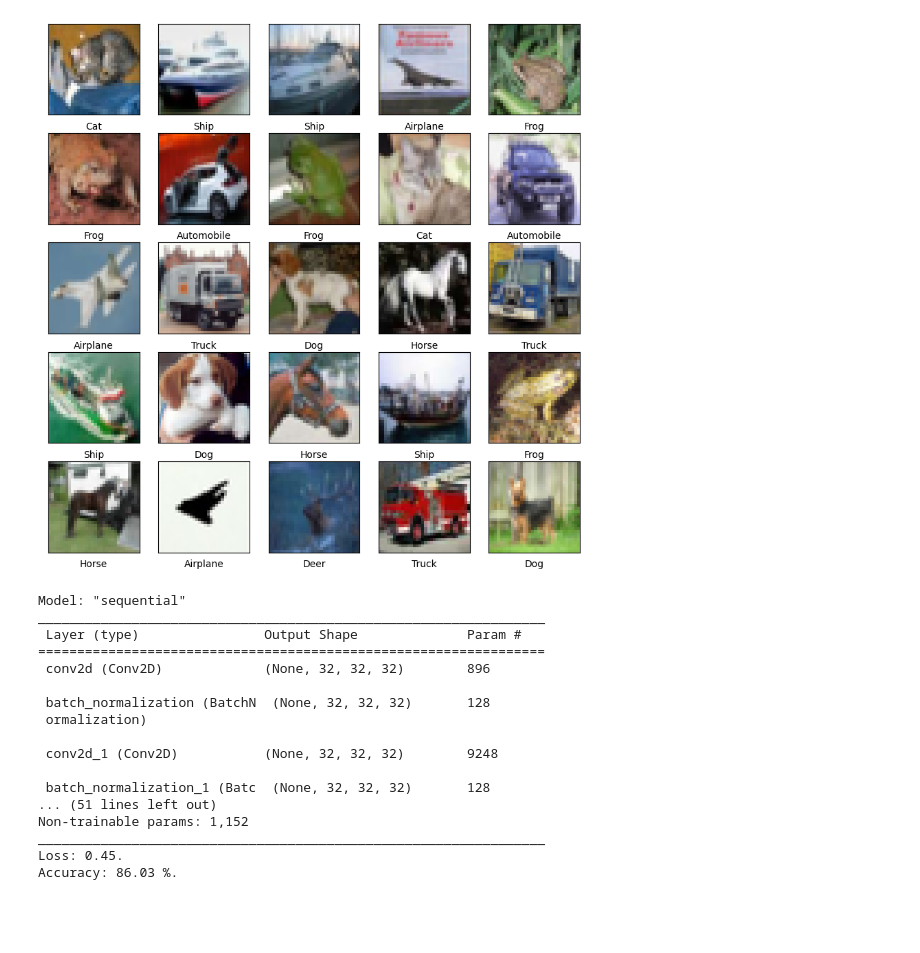
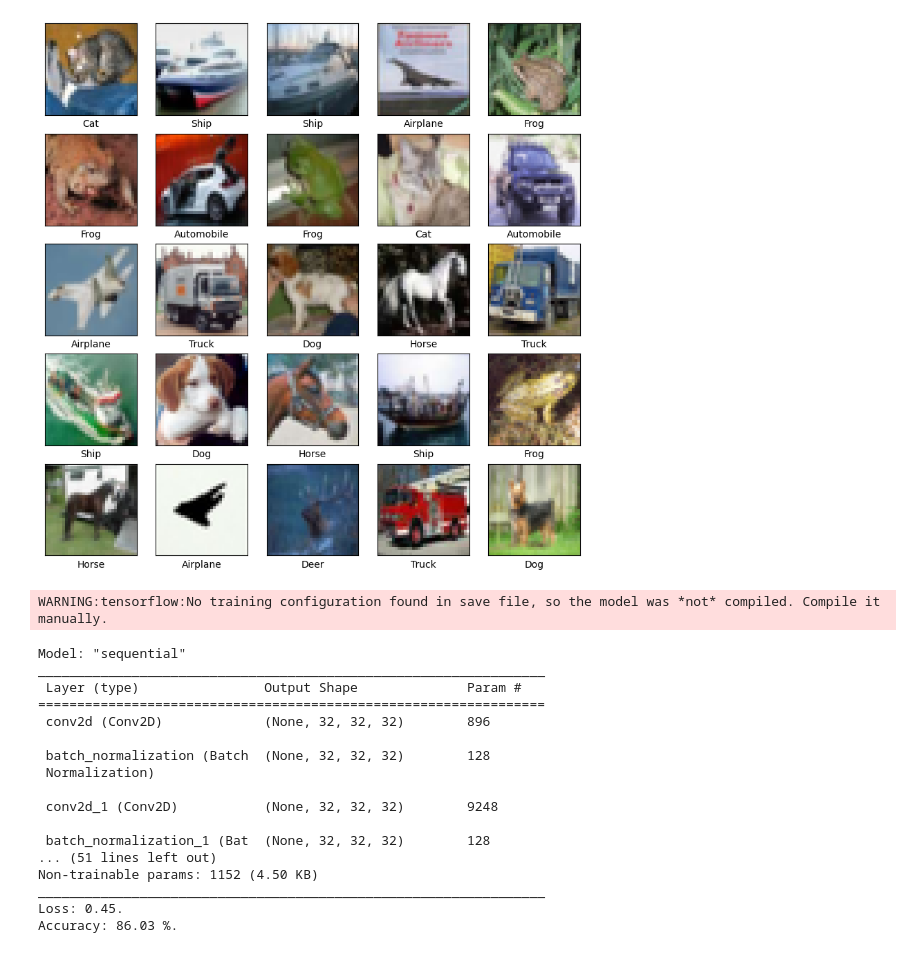
Before and after one commit to Nkluge-correa/TeenyTinyCastle, a Jupyter notebook: ML-Adversarial/adversarial_training_cv.ipynb, the cells around one changed output. Saved outputs shown, nothing was run; the diff lists cells and outputs as text; code cells hidden in the pictures; blank space fills up the shorter version.

```diff
--- a/ML-Adversarial/adversarial_training_cv.ipynb
+++ b/ML-Adversarial/adversarial_training_cv.ipynb
@@ -29,58 +13,61 @@ If you do not want to train the model, you can load the trained version in the c
 # %%
+!pip install huggingface_hub["tensorflow"] -q
 import numpy as np
 import tensorflow as tf
-from matplotlib import cm
 import matplotlib.pyplot as plt
-from keras.utils import np_utils
-from keras import datasets, models
+from huggingface_hub import from_pretrained_keras
 
-(x_train, y_train), (x_test, y_test) = datasets.cifar10.load_data()
-
-X = np.concatenate((x_train, x_test),axis = 0)
-X = X.astype('float32')
-X = X / 255.
-Y = np.concatenate((y_train, y_test),axis = 0)
-Y = np_utils.to_categorical(Y, 10)
+# Download the CIFAR-10 dataset
+(x_train, y_train), (x_test, y_test)  = tf.keras.datasets.cifar10.load_data()
 
 class_names = ['Airplane', 'Automobile', 'Bird', 'Cat', 'Deer',
                'Dog', 'Frog', 'Horse', 'Ship', 'Truck']
 
 plt.figure(figsize=[10, 10])
 for i in range(25):
     plt.subplot(5, 5, i+1)
     plt.xticks([])
     plt.yticks([])
     plt.grid(False)
     plt.imshow(x_test[i], cmap=plt.cm.binary)
     plt.xlabel(class_names[y_test[i][0]])
 
 plt.show()
 
-model = tf.keras.models.load_model('models/Cifar_CNN.h5')
+# Load the model from the Hub
+model = from_pretrained_keras("AiresPucrs/Cifar-CNN")
+model.compile(
+    loss=tf.keras.losses.CategoricalCrossentropy(),
+    metrics=['categorical_accuracy']
+    )
+x_train = x_train.astype('float32')
+x_train = x_train / 255.
+y_train = tf.keras.utils.to_categorical(y_train, 10)
 x_test = x_test.astype('float32')
 x_test = x_test / 255.
-y_test = np_utils.to_categorical(y_test, 10)
+y_test = tf.keras.utils.to_categorical(y_test, 10)
 test_loss_score, test_acc_score = model.evaluate(x_test, y_test, verbose=0)
 model.summary()
 print(f'Loss: {round(test_loss_score, 2)}.')
 print(f'Accuracy: {round(test_acc_score * 100, 2)} %.')
 # %% [output]
-[figure, old version]
+[figure, new version]
-Model: "sequential"
-_________________________________________________________________
- Layer (type)                Output Shape              Param #
-=================================================================
- conv2d (Conv2D)             (None, 32, 32, 32)        896
-
- batch_normalization (BatchN  (None, 32, 32, 32)       128
- ormalization)
-
- conv2d_1 (Conv2D)           (None, 32, 32, 32)        9248
-
- batch_normalization_1 (Batc  (None, 32, 32, 32)       128
-... (51 lines left out)
-Non-trainable params: 1,152
-_________________________________________________________________
-Loss: 0.45.
-Accuracy: 86.03 %.
+WARNING:tensorflow:No training configuration found in save file, so the model was *not* compiled. Compile it manually.
+Model: "sequential"
+_________________________________________________________________
+ Layer (type)                Output Shape              Param #
+=================================================================
+ conv2d (Conv2D)             (None, 32, 32, 32)        896
+
+ batch_normalization (Batch  (None, 32, 32, 32)        128
+ Normalization)
+
+ conv2d_1 (Conv2D)           (None, 32, 32, 32)        9248
+
+ batch_normalization_1 (Bat  (None, 32, 32, 32)        128
+... (51 lines left out)
+Non-trainable params: 1152 (4.50 KB)
+_________________________________________________________________
+Loss: 0.45.
+Accuracy: 86.03 %.
 # %% [markdown]
```
Also changed, not shown: parts of 22 cells of this notebook, 7 other files.
